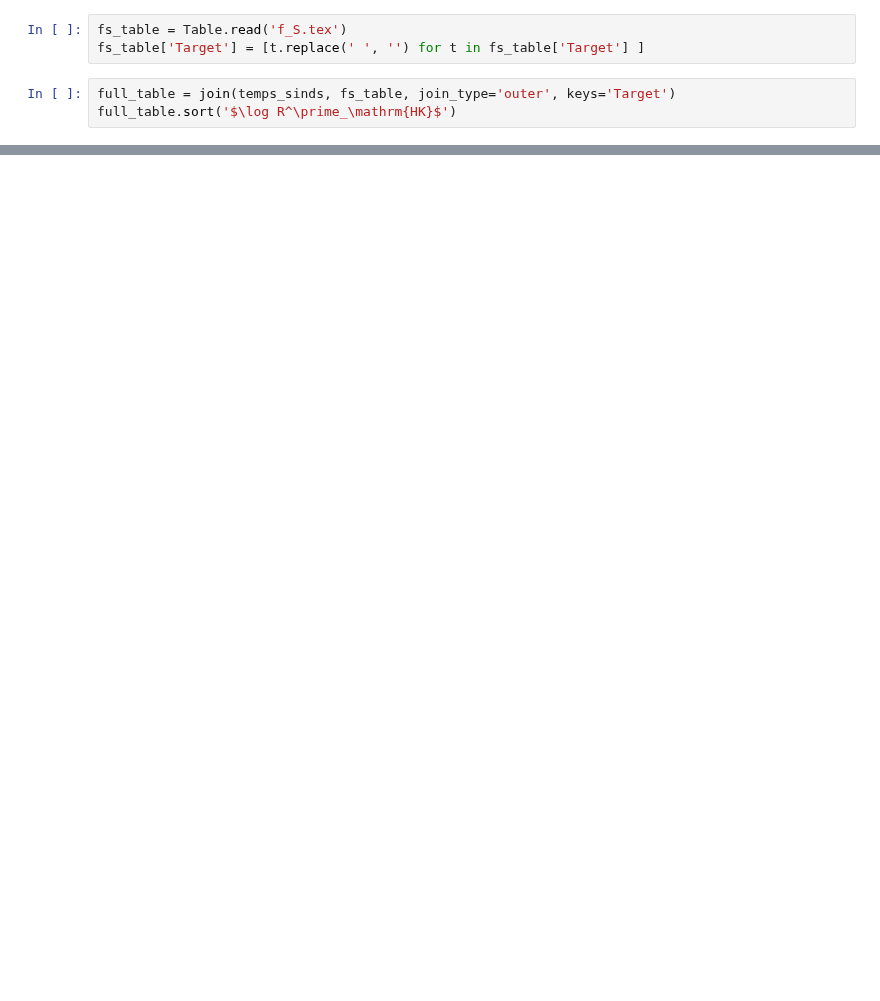
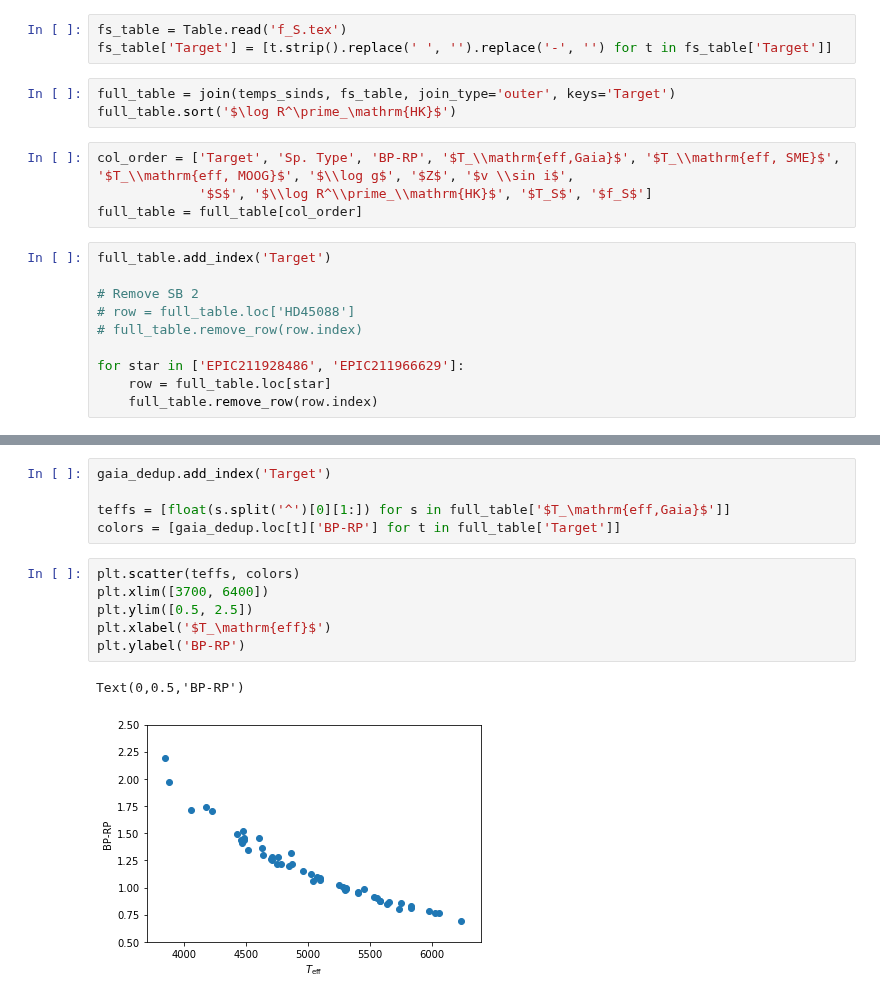
Before and after one commit to bmorris3/freckles, a Jupyter notebook: megatable.ipynb, the cells around one changed output, grey strips where cells are left out. Saved outputs shown, nothing was run; the diff lists cells and outputs as text; blank space fills up the shorter version.

```diff
--- a/megatable.ipynb
+++ b/megatable.ipynb
@@ -162,8 +185,22 @@ comp_stars = Table([names, ["{0}, {1}".format(star_key[star][0][0], star_key[sta
 # %%
 fs_table = Table.read('f_S.tex')
-fs_table['Target'] = [t.replace(' ', '') for t in fs_table['Target'] ]
+fs_table['Target'] = [t.strip().replace(' ', '').replace('-', '') for t in fs_table['Target']]
 # %%
 full_table = join(temps_sinds, fs_table, join_type='outer', keys='Target')
 full_table.sort('$\log R^\prime_\mathrm{HK}$')
+# %%
+col_order = ['Target', 'Sp. Type', 'BP-RP', '$T_\\mathrm{eff,Gaia}$', '$T_\\mathrm{eff, SME}$', '$T_\\mathrm{eff, MOOG}$', '$\\log g$', '$Z$', '$v \\sin i$',
+             '$S$', '$\\log R^\\prime_\\mathrm{HK}$', '$T_S$', '$f_S$']
+full_table = full_table[col_order]
+# %%
+full_table.add_index('Target')
+
+# Remove SB 2
+# row = full_table.loc['HD45088']
+# full_table.remove_row(row.index)
+
+for star in ['EPIC211928486', 'EPIC211966629']:
+    row = full_table.loc[star]
+    full_table.remove_row(row.index)
 # %%
 # full_table.remove_row(-1)
@@ -212,0 +322,14 @@ EPIC211928486 & $4682^{+149}_{-250}$ & $4182^{+260}_{-132}$ &  &  &  & $0.20 \pm
+# %%
+gaia_dedup.add_index('Target')
+
+teffs = [float(s.split('^')[0][1:]) for s in full_table['$T_\mathrm{eff,Gaia}$']]
+colors = [gaia_dedup.loc[t]['BP-RP'] for t in full_table['Target']]
+# %%
+plt.scatter(teffs, colors)
+plt.xlim([3700, 6400])
+plt.ylim([0.5, 2.5])
+plt.xlabel('$T_\mathrm{eff}$')
+plt.ylabel('BP-RP')
+# %% [output]
+Text(0,0.5,'BP-RP')
+[figure, added]
```
Also changed, not shown: parts of 23 cells of this notebook, 2 other files.
